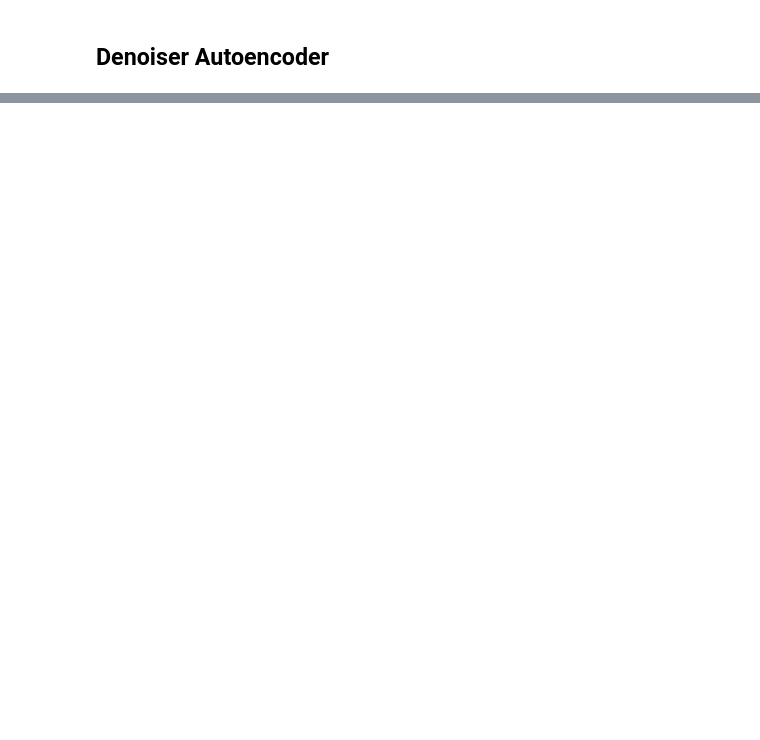
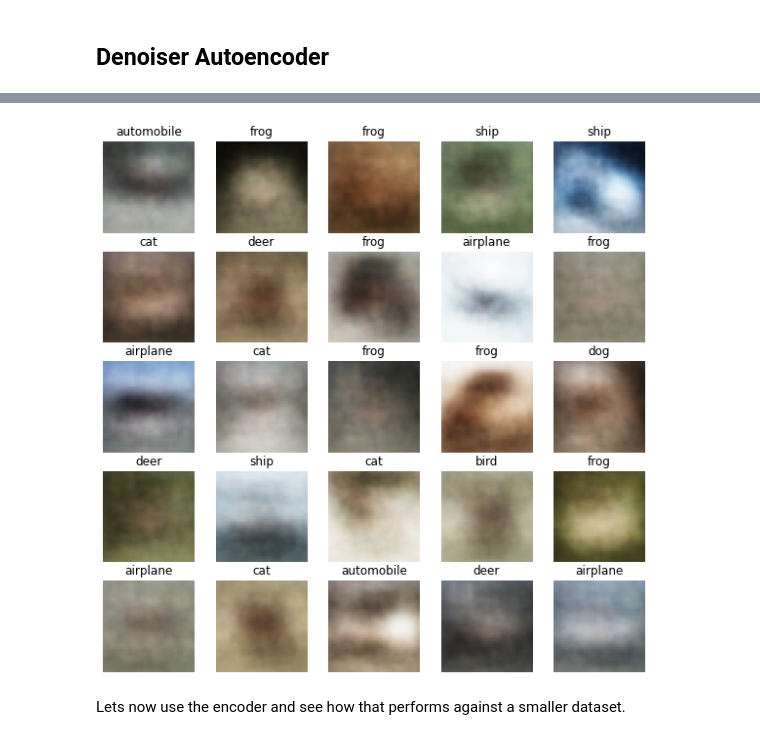
Before and after one commit to ashishthanki/MLProjects, a Jupyter notebook: SemiSupervisedLearning/CIFAR10/AutoEncoderCIFAR10.ipynb, the cells around one changed output, grey strips where cells are left out. Drawn from its saved outputs; the diff is of its cells as text; code cells hidden in the pictures; blank space fills up the shorter version.

Commit message:
Finished pretrained model CIFA10 dataset

```diff
--- a/SemiSupervisedLearning/CIFAR10/AutoEncoderCIFAR10.ipynb
+++ b/SemiSupervisedLearning/CIFAR10/AutoEncoderCIFAR10.ipynb
@@ -91,0 +100,22 @@ np.random.seed(42)
+# %%
+denoise_encoder = keras.models.Sequential([
+  keras.layers.Flatten(input_shape=[32, 32, 3]),
+  keras.layers.GaussianNoise(0.5),
+  keras.layers.Dense(units=200, activation='selu'),
+  keras.layers.Dense(units=400, activation='selu'),
+  keras.layers.Dense(units=32*32, activation='selu'),
+  keras.layers.Dense(512, activation='selu')
+])
+
+denoise_decoder = keras.models.Sequential([
+  keras.layers.Dense(units=32*32, activation='selu', input_shape=[512]),
+  keras.layers.Dense(units=400, activation='selu'),
+  keras.layers.Dense(units=200, activation='selu'),
+  keras.layers.Dense(32 * 32 * 3, activation='sigmoid'),
+  keras.layers.Reshape([32, 32, 3])
+])
+
+denoise_ae = keras.models.Sequential([denoise_encoder, denoise_decoder])
+
+denoise_ae.compile(loss='binary_crossentropy', optimizer='nadam',
+                   metrics=[rounded_accuracy])
@@ -91,0 +173,7 @@ np.random.seed(42)
+# %%
+plot_multiple_images(X_train=denoise_ae.predict(X_train), y_train=y_train, n_cols=5, n_rows=5)
+plt.show()
+# %% [output]
+[figure, added]
+# %% [markdown]
+Lets now use the encoder and see how that performs against a smaller dataset.
```
Also changed, not shown: parts of 16 cells of this notebook.
